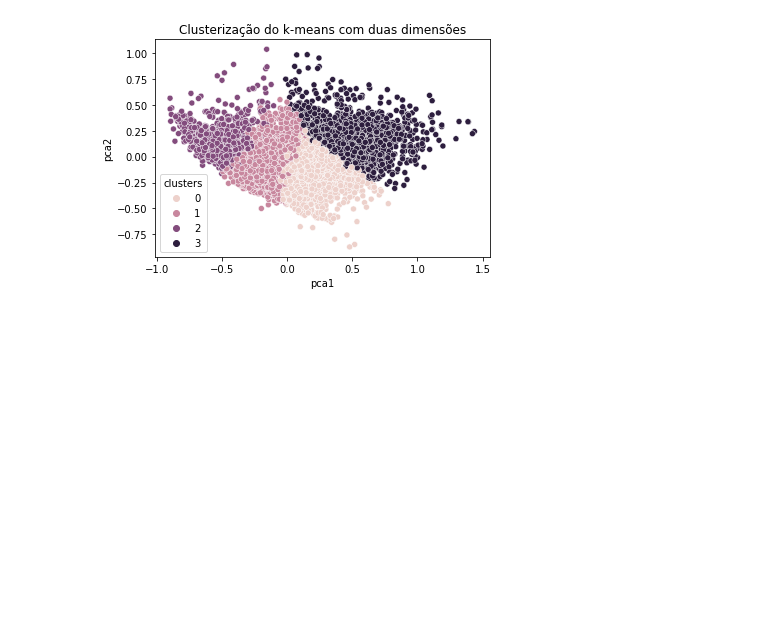
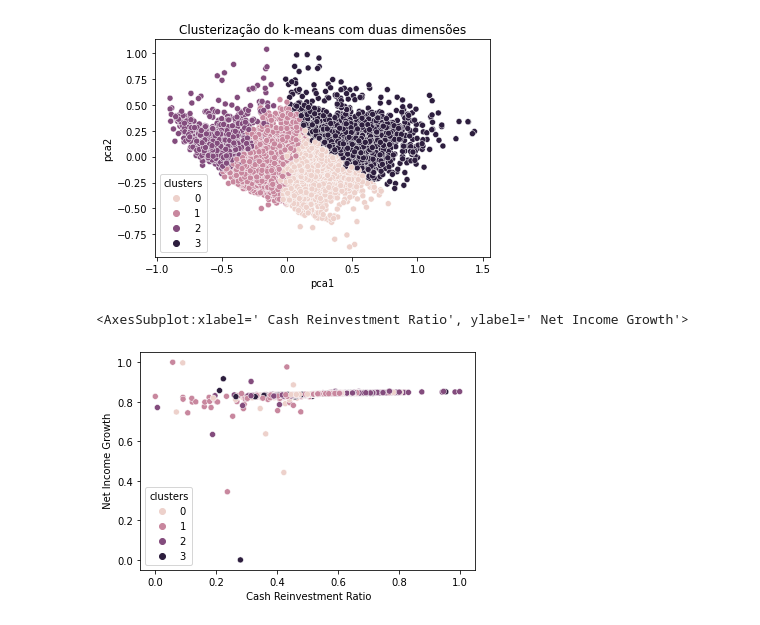
Before and after one commit to pedrohba1/taiwan-clustering, a Jupyter notebook: taiwan.ipynb, the cells around one changed output. Drawn from its saved outputs; the diff is of its cells as text; code cells hidden in the pictures; blank space fills up the shorter version.

```diff
--- a/taiwan.ipynb
+++ b/taiwan.ipynb
@@ -76,3 +79,8 @@ plt.title('Clusterização do k-means com duas dimensões')
 plt.show()
 # %% [output]
 [figure]
+# %%
+sns.scatterplot(y=' Net Income Growth', x=' Cash Reinvestment Ratio',hue = 'clusters',  data=df)
+# %% [output]
+<AxesSubplot:xlabel=' Cash Reinvestment Ratio', ylabel=' Net Income Growth'>
+[figure, added]
```
Also changed, not shown: parts of 12 cells of this notebook, 1 other file.
